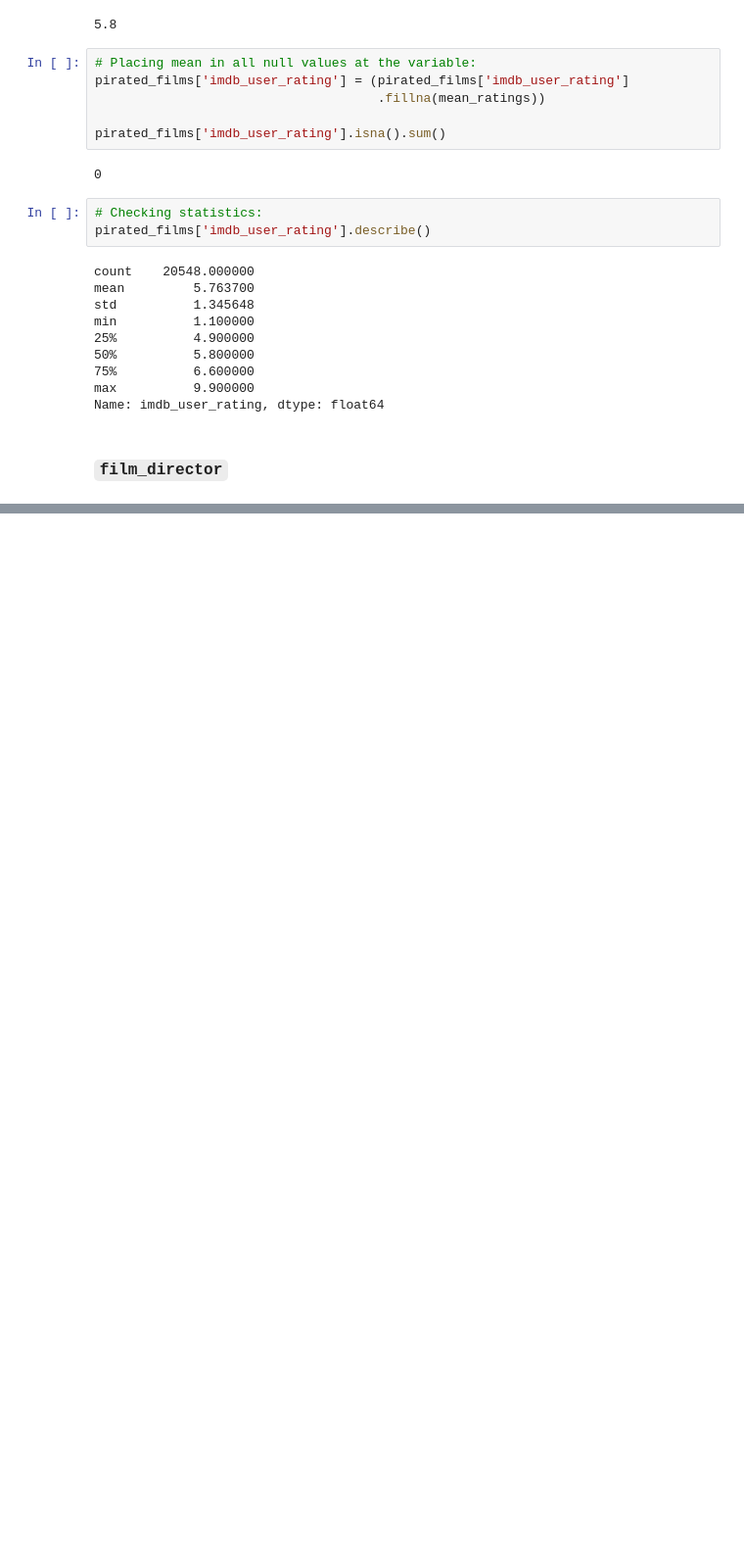
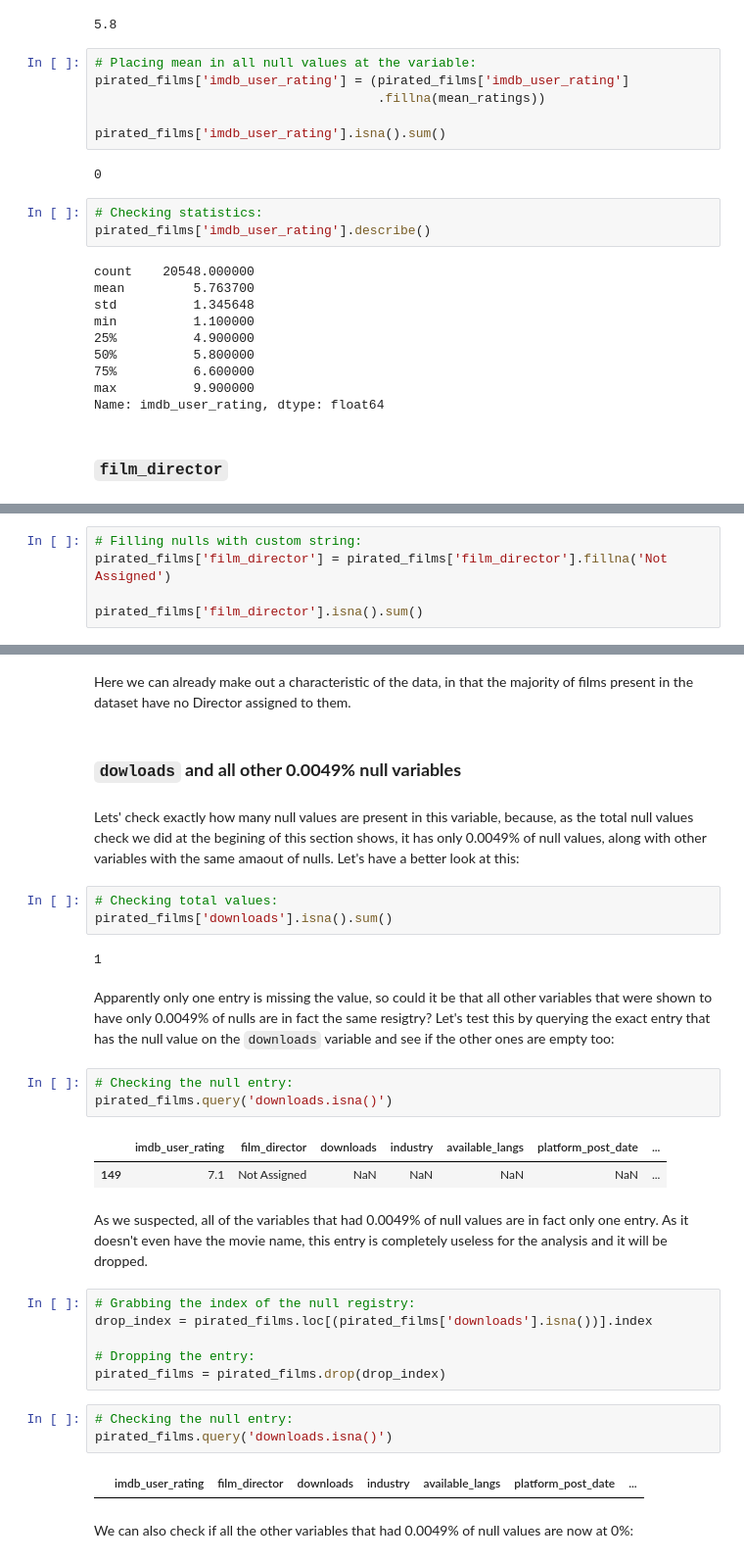
Before and after one commit to JoSEPHDev2022/EDA_Pirated_Movies, a Jupyter notebook: eda_report.ipynb, the cells around one changed output, grey strips where cells are left out. Shown: that part at 98% size. Saved outputs shown, nothing was run; the diff lists cells and outputs as text; blank space fills up the shorter version.

Commit message:
finishing null handling.

```diff
--- a/eda_report.ipynb
+++ b/eda_report.ipynb
@@ -353,0 +359,5 @@ Name: imdb_user_rating, dtype: float64
+# %%
+# Filling nulls with custom string:
+pirated_films['film_director'] = pirated_films['film_director'].fillna('Not Assigned')
+
+pirated_films['film_director'].isna().sum()
@@ -353,0 +375,34 @@ Name: imdb_user_rating, dtype: float64
+# %% [markdown]
+Here we can already make out a characteristic of the data, in that the majority of films present in the dataset have no Director assigned to them.
+# %% [markdown]
+### **`dowloads` and all other 0.0049% null variables**
+# %% [markdown]
+Lets' check exactly how many null values are present in this variable, because, as the total null values check we did at the begining of this section shows, it has only 0.0049% of null values, along with other variables with the same amaout of nulls. Let's have a better look at this:
+# %%
+# Checking total values:
+pirated_films['downloads'].isna().sum()
+# %% [output]
+1
+# %% [markdown]
+Apparently only one entry is missing the value, so could it be that all other variables that were shown to have only 0.0049% of nulls are in fact the same resigtry? Let's test this by querying the exact entry that has the null value on the `downloads` variable and see if the other ones are empty too:
+# %%
+# Checking the null entry:
+pirated_films.query('downloads.isna()')
+# %% [output]
+|  | imdb_user_rating | film_director | downloads | industry | available_langs | platform_post_date | ... |
+| 149 | 7.1 | Not Assigned | NaN | NaN | NaN | NaN | ... |
+# %% [markdown]
+As we suspected, all of the variables that had 0.0049% of null values are in fact only one entry. As it doesn't even have the movie name, this entry is completely useless for the analysis and it will be dropped.
+# %%
+# Grabbing the index of the null registry:
+drop_index = pirated_films.loc[(pirated_films['downloads'].isna())].index
+
+# Dropping the entry:
+pirated_films = pirated_films.drop(drop_index)
+# %%
+# Checking the null entry:
+pirated_films.query('downloads.isna()')
+# %% [output]
+|  | imdb_user_rating | film_director | downloads | industry | available_langs | platform_post_date | ... |
+# %% [markdown]
+We can also check if all the other variables that had 0.0049% of null values are now at 0%:
```
Also changed, not shown: parts of 31 cells of this notebook.
